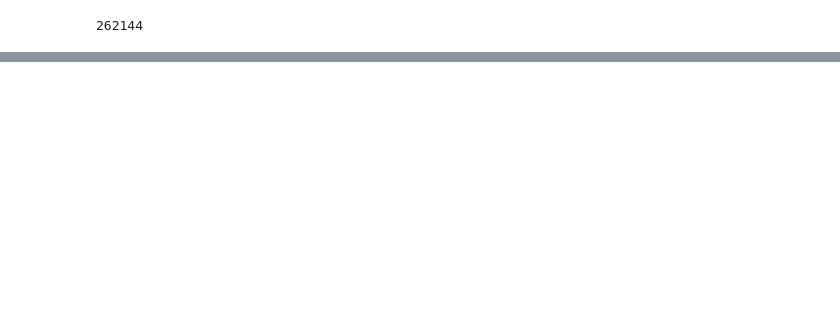
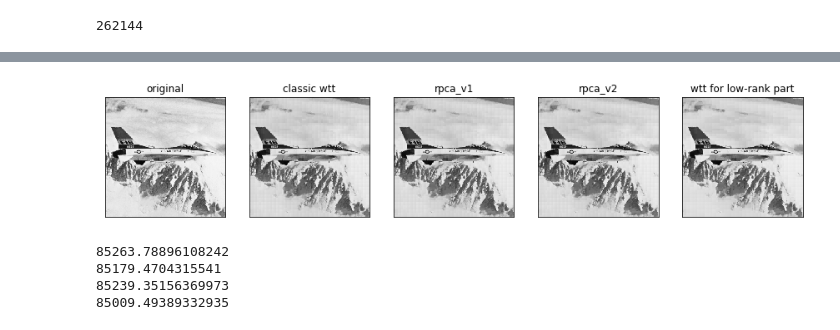
Before and after one commit to d1kolyadin/AMI_diploma, a Jupyter notebook: final tests.ipynb, the cells around one changed output, grey strips where cells are left out. Saved outputs shown, nothing was run; the diff lists cells and outputs as text; code cells hidden in the pictures; blank space fills up the shorter version.

```diff
--- a/final tests.ipynb
+++ b/final tests.ipynb
@@ -153,0 +340,47 @@ coeffs.size
+# %%
+preproc = wrappers.RPCA_preprocessing_wrapper(2)
+wtt_for_preproc = wrappers.WTTwrapper(1)
+
+vector, vector_modes = utils.matrix_to_vector(original, d, modes)
+l, s, r = preproc.adjust(
+    vector,
+    d,
+    vector_modes,
+    lambda_scale=lambda_scale,
+    max_iter=150
+)
+l_matrix = utils.vector_to_matrix(l, d, vector_modes)[0]
+
+wtt_for_preproc.adjust(l_matrix, d, modes, ranks=r, eps=eps, is_2D=True)
+# %%
+coeffs = wtt_for_preproc.apply(to_apply, is_2D=True)
+thresholded = pywt.threshold(coeffs, delta, mode='hard')
+restored = wtt_for_preproc.apply_inverse(thresholded, is_2D=True)
+restored = np.round(restored)
+restored[restored < 0] = 0
+restored[restored > 255] = 255
+restored = restored.astype(original.dtype)
+imgs_restored.append(restored)
+# %%
+fig = plt.figure(figsize=(15, 3))
+data_labels = ['original', 'classic wtt', 'rpca_v1', 'rpca_v2', 'wtt for low-rank part']
+for i in range(len(data_labels)):
+    ax = fig.add_subplot(1, 5, i + 1)
+    ax.imshow(
+        imgs_restored[i],
+        interpolation="nearest",
+        cmap=plt.cm.gray
+    )
+    ax.set_xticks([])
+    ax.set_yticks([])
+    ax.set_title(data_labels[i])
+# %% [output]
+[figure, added]
+# %%
+for i in range(1, 5):
+    print(np.linalg.norm(imgs_restored[0] - imgs_restored[i]))
+# %% [output]
+85263.78896108242
+85179.4704315541
+85239.35156369973
+85009.49389332935
```
Also changed, not shown: parts of 8 cells of this notebook.
